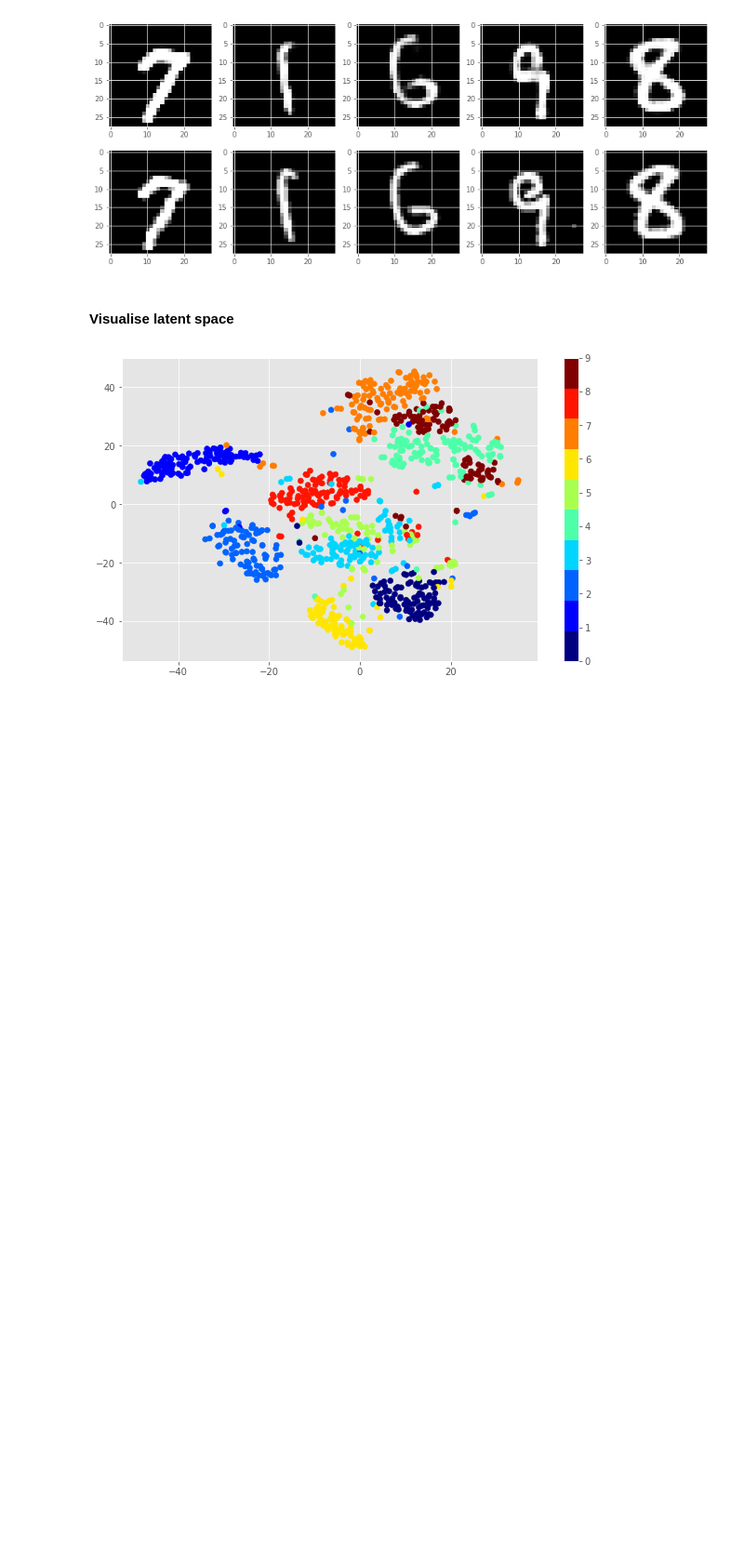
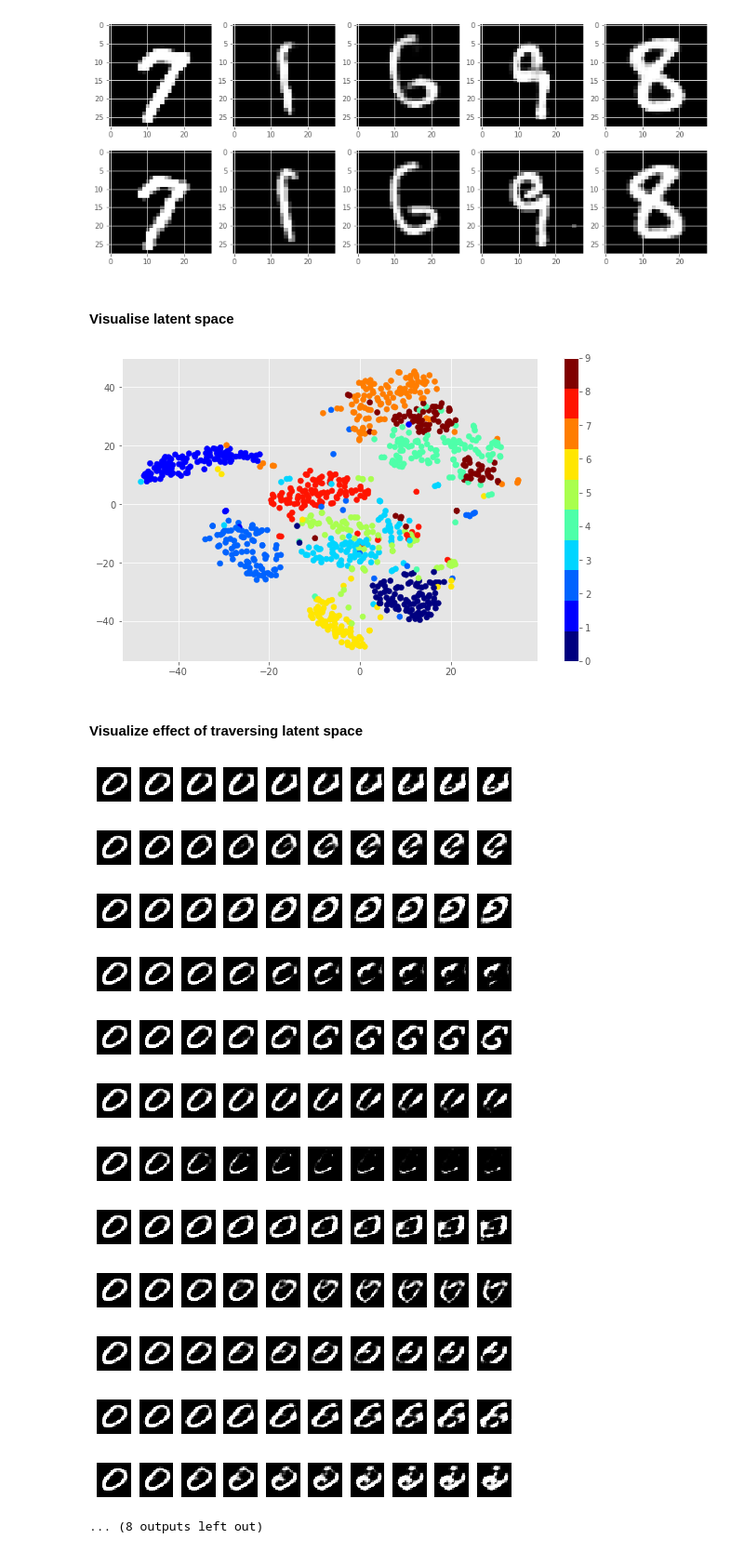
Before and after one commit to willtai/vae_exploration, a Jupyter notebook: notebooks/mnist_vae.ipynb, the cells around one changed output. Shown at 93% size. Drawn from its saved outputs; the diff is of its cells as text; code cells hidden in the pictures; blank space fills up the shorter version.

Commit message:
traversing latent space

```diff
--- a/notebooks/mnist_vae.ipynb
+++ b/notebooks/mnist_vae.ipynb
@@ -115,3 +115,46 @@ draw_digits_latent_space(z_tsne, test_label)
 plt.show()
 # %% [output]
 [figure]
+# %% [markdown]
+#### Visualize effect of traversing latent space
+# %%
+test_x, test_label = mnist.test.next_batch(vae.batch_size)
+z = vae.get_z_mean(test_x)
+# %%
+for k in range(0,20):
+    z_0 = np.copy(z[0])
+    list_of_z = []
+    list_of_z.append(z_0)
+    dim_observed = k
+    z_temp = np.copy(z_0)
+
+    for i in range(0,9):
+        z_temp[dim_observed] += 1.5
+        list_of_z.append(np.copy(z_temp))
+    fig, axs = plt.subplots(1,10, figsize=(8, 2))
+    axs = axs.ravel()
+    n = 0
+    j = 0
+
+    for i in range(0,len(list_of_z)):
+        x_gen = vae.generate(np.repeat(list_of_z[i][np.newaxis,:],vae.batch_size,axis=0))
+        axs[j].imshow(x_gen[0].reshape([28,28]),cmap='gray')
+        axs[j].axes.get_xaxis().set_visible(False)
+        axs[j].axes.get_yaxis().set_visible(False)
+        j += 1
+
+plt.show()
+# %% [output]
+[figure, added]
+[figure, added]
+[figure, added]
+[figure, added]
+[figure, added]
+[figure, added]
+[figure, added]
+[figure, added]
+[figure, added]
+[figure, added]
+[figure, added]
+[figure, added]
+... (8 outputs left out)
```
Also changed, not shown: parts of 1 cell of this notebook.
